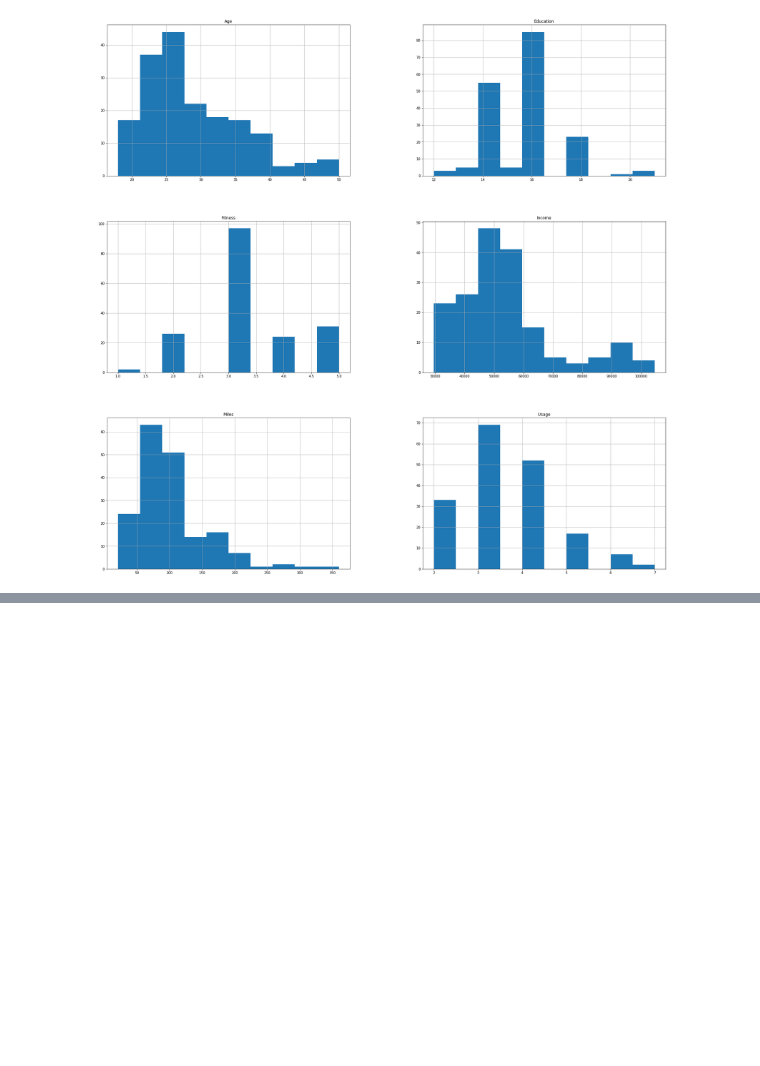
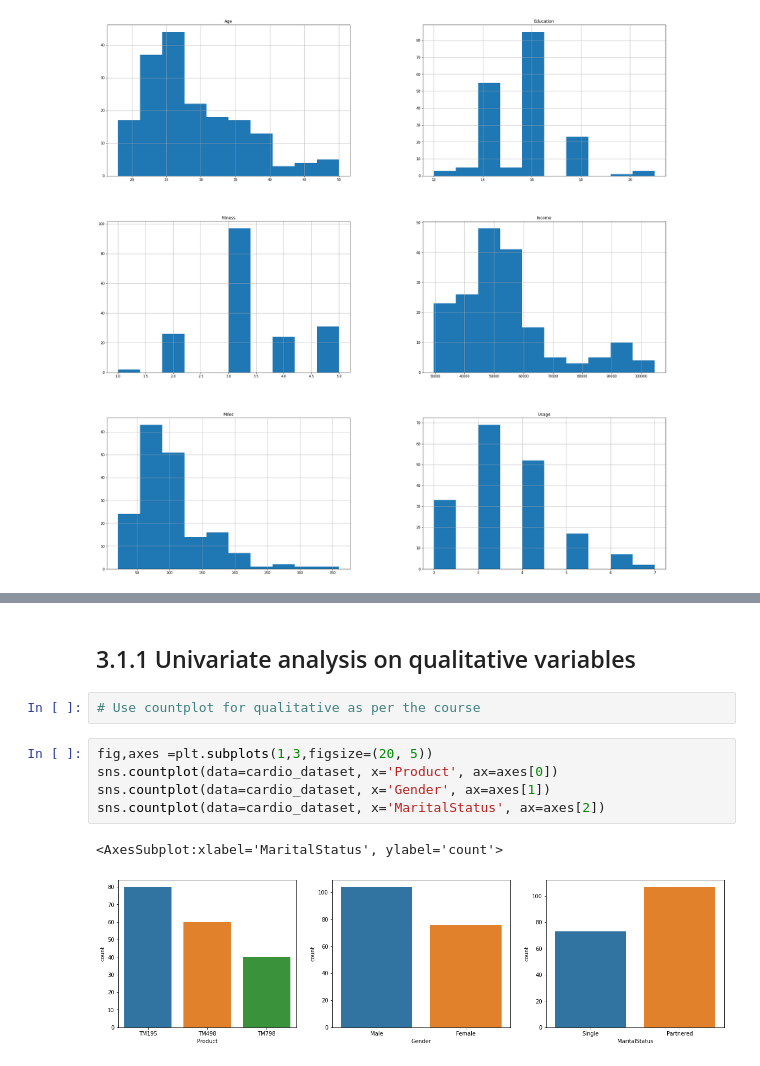
Before and after one commit to sirhomersimpson/pgp-aiml, a Jupyter notebook: fundamentals_aiml/cardio_good_fitness_project.ipynb, the cells around one changed output, grey strips where cells are left out. Drawn from its saved outputs; the diff is of its cells as text; blank space fills up the shorter version.

```diff
--- a/fundamentals_aiml/cardio_good_fitness_project.ipynb
+++ b/fundamentals_aiml/cardio_good_fitness_project.ipynb
@@ -365,0 +453,12 @@ array([[<matplotlib.axes._subplots.AxesSubplot object at 0x...>,
+# %% [markdown]
+## 3.1.1 Univariate analysis on qualitative variables
+# %%
+# Use countplot for qualitative as per the course
+# %%
+fig,axes =plt.subplots(1,3,figsize=(20, 5))
+sns.countplot(data=cardio_dataset, x='Product', ax=axes[0])
+sns.countplot(data=cardio_dataset, x='Gender', ax=axes[1])
+sns.countplot(data=cardio_dataset, x='MaritalStatus', ax=axes[2])
+# %% [output]
+<AxesSubplot:xlabel='MaritalStatus', ylabel='count'>
+[figure, added]
```
Also changed, not shown: parts of 22 cells of this notebook.
